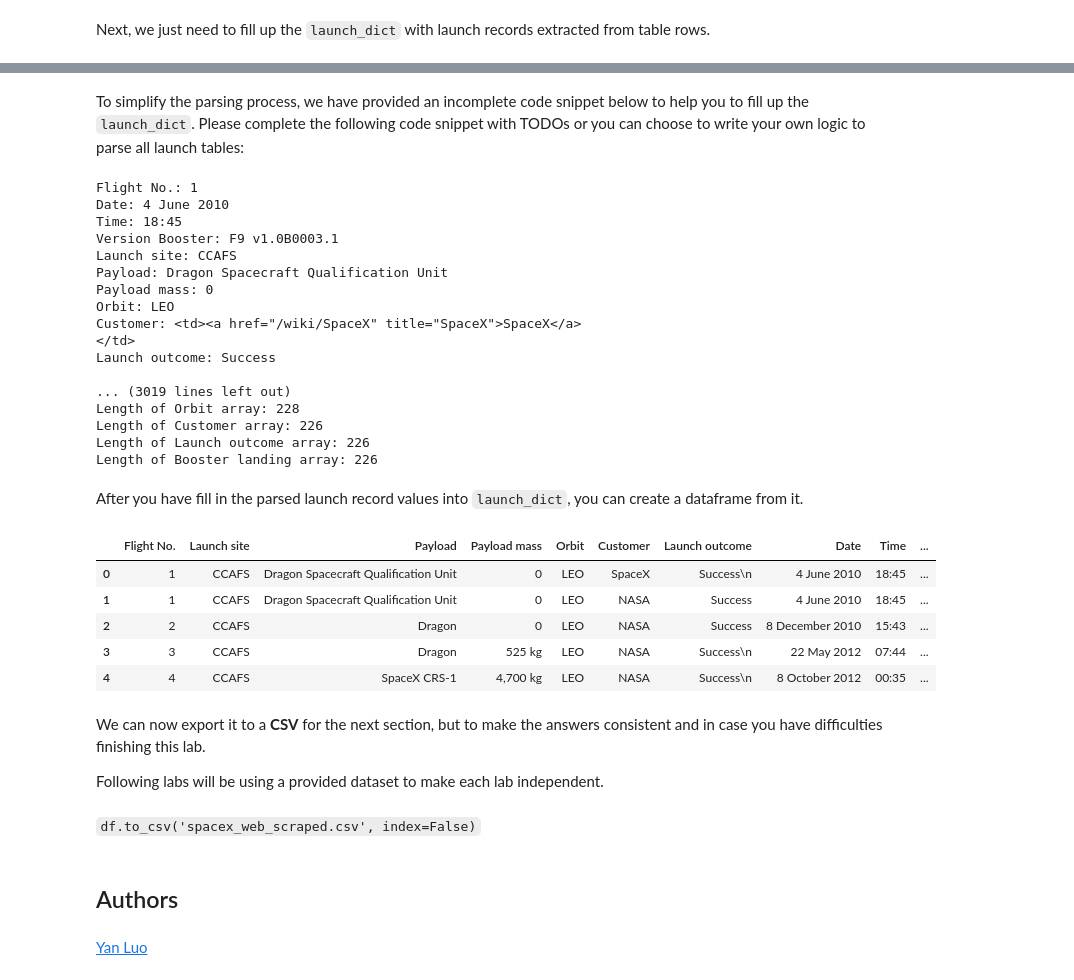
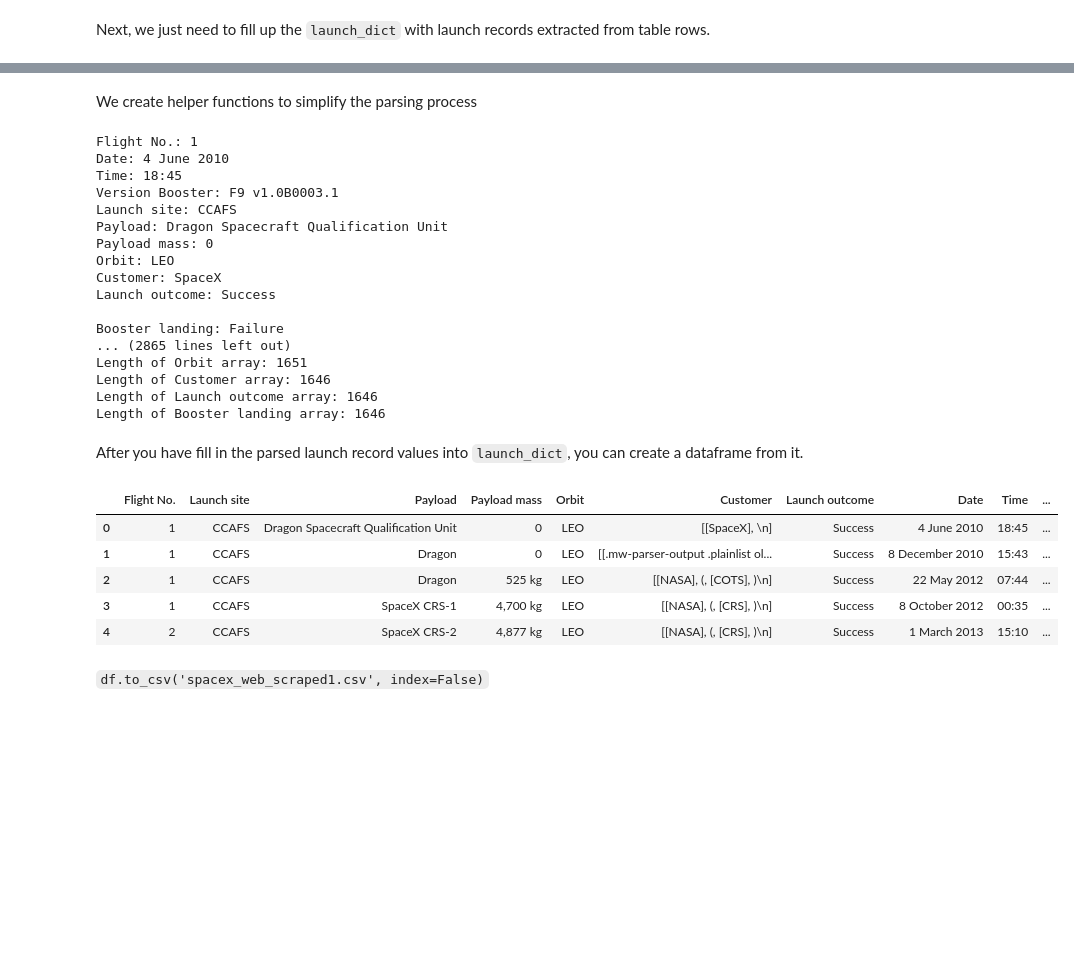
Before and after one commit to PixelJunkie33/spaceX, a Jupyter notebook: jupyter-labs-webscraping (1).ipynb, the cells around one changed output, grey strips where cells are left out. Drawn from its saved outputs; the diff is of its cells as text; code cells hidden in the pictures; blank space fills up the shorter version.

```diff
--- a/jupyter-labs-webscraping (1).ipynb
+++ b/jupyter-labs-webscraping (1).ipynb
@@ -249,13 +212,12 @@ Usually, HTML tables in Wiki pages are likely to contain unexpected annotations
-# %% [markdown]
-To simplify the parsing process, we have provided an incomplete code snippet below to help you to fill up the `launch_dict`. Please complete the following code snippet with TODOs or you can choose to write your own logic to parse all launch tables:
+# %% [markdown]
+We create helper functions to simplify the parsing process
 # %%
 extracted_row = 0
-#Extract each table and enumerate over each table use the soup object ot find all tables with class wikitable plainrowheaders collapsible
+#Extract each table and enumerate over each table use the soup object to find all tables with class "wikitable-plainrowheaders collapsible"
 for table_number,table in enumerate(soup.find_all('table',class_="wikitable plainrowheaders collapsible")):
 
    # get table row
     for rows in table.find_all('tr'):
-        #check to see if first table heading is as number corresponding to launch a number
         if rows.th:
             if rows.th.string:
                 flight_number=rows.th.string.strip()
@@ -264,7 +226,7 @@ for table_number,table in enumerate(soup.find_all('table',class_="wikitable plai
             flag=False
         #get table element
         row=rows.find_all('td')
-        #if it is number save cells in a dictonary
+
         if flag:
             extracted_row += 1
             # Flight Number value
@@ -323,7 +285,13 @@ for table_number,table in enumerate(soup.find_all('table',class_="wikitable plai
 
             # Customer
             # TODO: Append the customer into launch_dict with key `Customer`
+            # Hint: Use the `a` tag to get the customer name
             customer = row[6]
+            if customer.a:
+                customer = customer.a.string
+            else:
+                customer = customer.string
+
             launch_dict['Customer'].append(customer)
             print(f"Customer: {customer}")
 
@@ -361,24 +329,33 @@ Launch site: CCAFS
 Payload: Dragon Spacecraft Qualification Unit
 Payload mass: 0
 Orbit: LEO
-Customer: <td><a href="/wiki/SpaceX" title="SpaceX">SpaceX</a>
-</td>
+Customer: SpaceX
 Launch outcome: Success
 
-... (3019 lines left out)
-Length of Orbit array: 228
-Length of Customer array: 226
-Length of Launch outcome array: 226
-Length of Booster landing array: 226
+Booster landing: Failure
+... (2865 lines left out)
+Length of Orbit array: 1651
+Length of Customer array: 1646
+Length of Launch outcome array: 1646
+Length of Booster landing array: 1646
 # %% [markdown]
 After you have fill in the parsed launch record values into `launch_dict`, you can create a dataframe from it.
-# %%
-df = pd.DataFrame({ key:pd.Series(value) for key, value in launch_dict.items()})
-# %% [output]
-|  | Flight No. | Launch site | Payload | Payload mass | Orbit | Customer | Launch outcome | Date | Time | ... |
-| 0 | 1 | CCAFS | Dragon Spacecraft Qualification Unit | 0 | LEO | SpaceX | Success\n | 4 June 2010 | 18:45 | ... |
-| 1 | 1 | CCAFS | Dragon Spacecraft Qualification Unit | 0 | LEO | NASA | Success | 4 June 2010 | 18:45 | ... |
-| 2 | 2 | CCAFS | Dragon | 0 | LEO | NASA | Success | 8 December 2010 | 15:43 | ... |
-| 3 | 3 | CCAFS | Dragon | 525 kg | LEO | NASA | Success\n | 22 May 2012 | 07:44 | ... |
-| 4 | 4 | CCAFS | SpaceX CRS-1 | 4,700 kg | LEO | NASA | Success\n | 8 October 2012 | 00:35 | ... |
+# %%
+df = pd.DataFrame({ key:pd.Series(value) for key, value in launch_dict.items()})
+df.head()
+
+#in the launch outcome column, there are some values that have \n in them. We need to remove them
+df['Launch outcome'] = df['Launch outcome'].str.replace('\n', '')
+df['Booster landing'] = df['Booster landing'].str.replace('\n', '')
+df.head()
+
+#remove the extra customer column
+#df.drop('customer', axis=1, inplace=True)
+# %% [output]
+|  | Flight No. | Launch site | Payload | Payload mass | Orbit | Customer | Launch outcome | Date | Time | ... |
+| 0 | 1 | CCAFS | Dragon Spacecraft Qualification Unit | 0 | LEO | [[SpaceX], \n] | Success | 4 June 2010 | 18:45 | ... |
+| 1 | 1 | CCAFS | Dragon | 0 | LEO | [[.mw-parser-output .plainlist ol... | Success | 8 December 2010 | 15:43 | ... |
+| 2 | 1 | CCAFS | Dragon | 525 kg | LEO | [[NASA], (, [COTS], )\n] | Success | 22 May 2012 | 07:44 | ... |
+| 3 | 1 | CCAFS | SpaceX CRS-1 | 4,700 kg | LEO | [[NASA], (, [CRS], )\n] | Success | 8 October 2012 | 00:35 | ... |
+| 4 | 2 | CCAFS | SpaceX CRS-2 | 4,877 kg | LEO | [[NASA], (, [CRS], )\n] | Success | 1 March 2013 | 15:10 | ... |
 # %%
@@ -386,10 +363,2 @@ df.to_csv('spacex_web_scraped.csv', index=False)
-# %% [markdown]
-We can now export it to a <b>CSV</b> for the next section, but to make the answers consistent and in case you have difficulties finishing this lab.
-
-Following labs will be using a provided dataset to make each lab independent.
 # %% [markdown]
-<code>df.to_csv('spacex_web_scraped.csv', index=False)</code>
+<code>df.to_csv('spacex_web_scraped1.csv', index=False)</code>
-# %% [markdown]
-## Authors
-# %% [markdown]
-<a href="https://www.linkedin.com/in/yan-luo-96288783/?utm_medium=Exinfluencer&utm_source=Exinfluencer&utm_content=000026UJ&utm_term=10006555&utm_id=NA-SkillsNetwork-Channel-SkillsNetworkCoursesIBMDS0321ENSkillsNetwork26802033-2022-01-01">Yan Luo</a>
```
Also changed, not shown: parts of 27 cells of this notebook, 11 other files.
